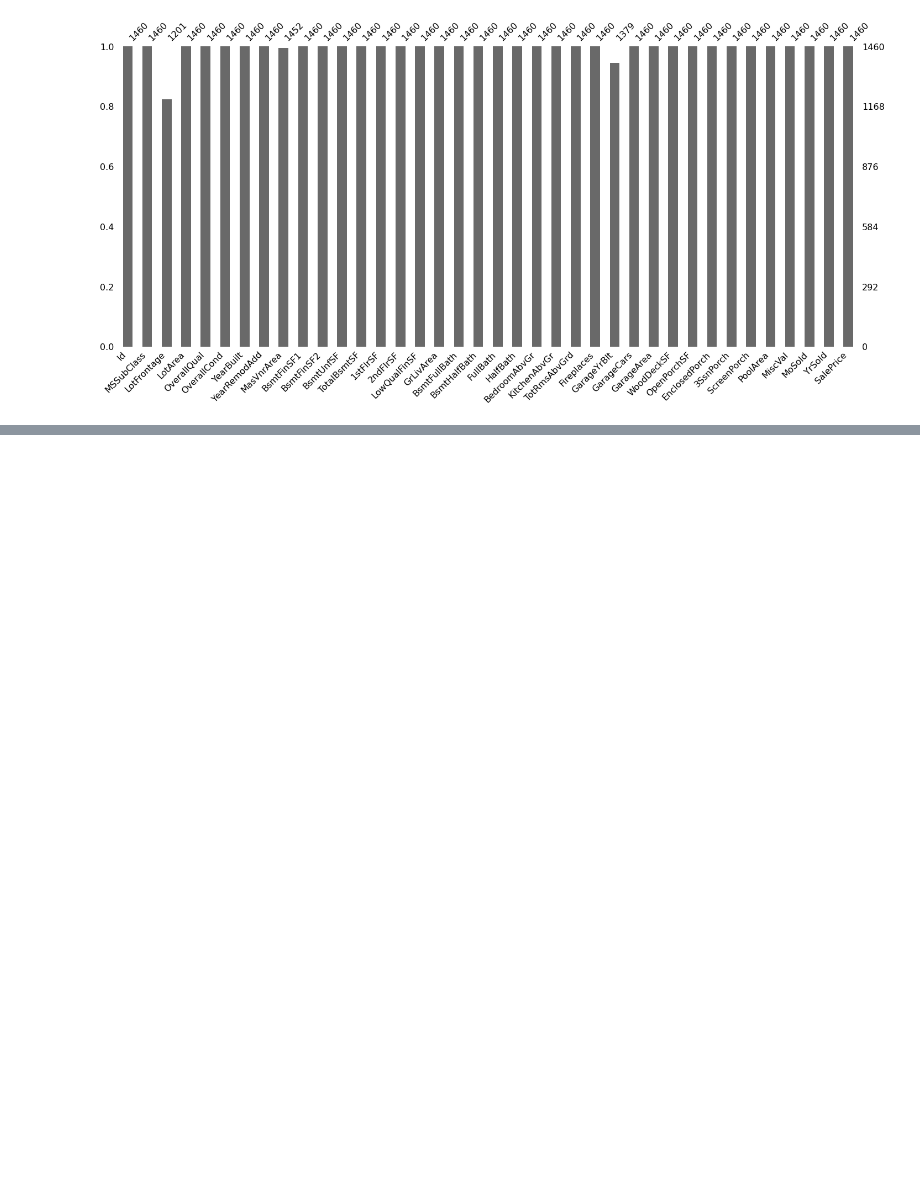
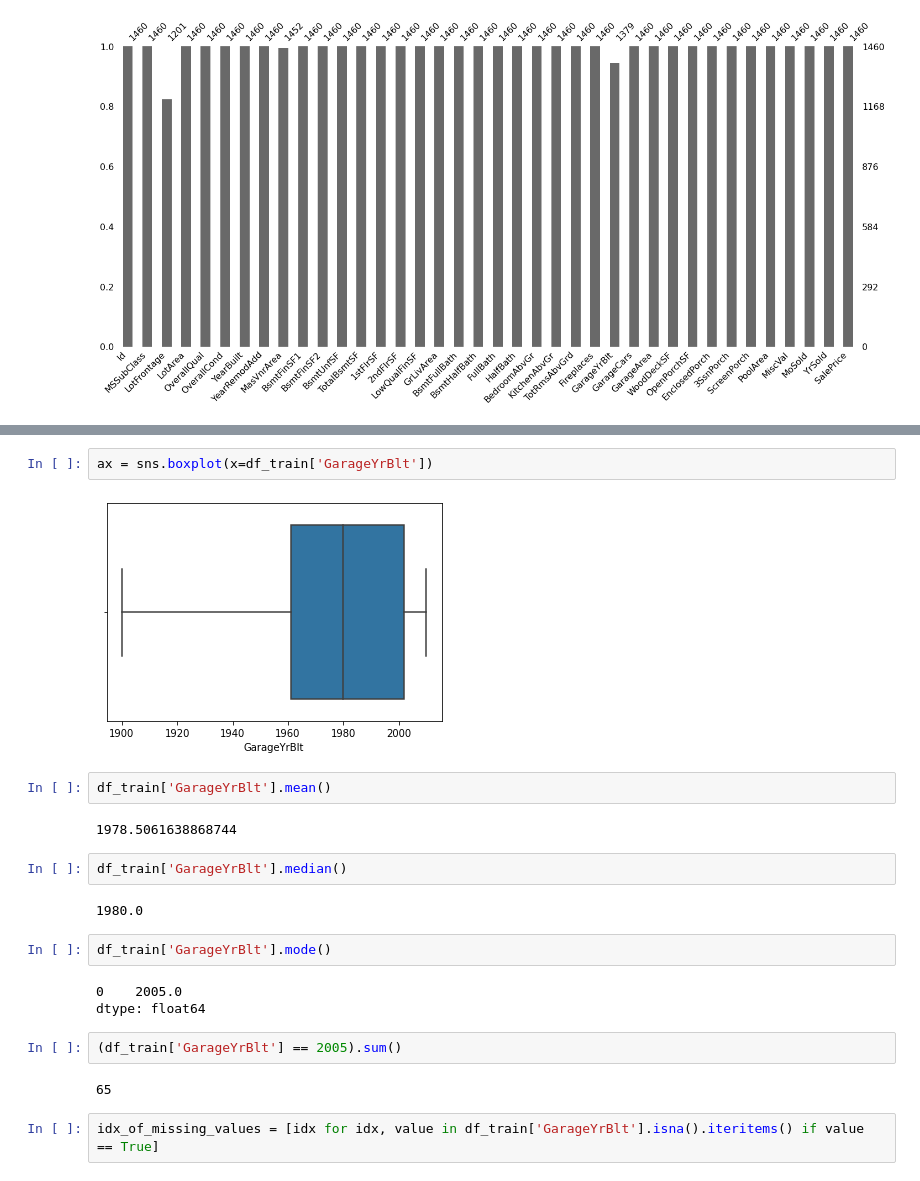
Before and after one commit to masaguaro/Data-Mining, a Jupyter notebook: house_price/rodo_proposal.ipynb, the cells around one changed output, grey strips where cells are left out. Saved outputs shown, nothing was run; the diff lists cells and outputs as text; blank space fills up the shorter version.

```diff
--- a/house_price/rodo_proposal.ipynb
+++ b/house_price/rodo_proposal.ipynb
@@ -1060,0 +1195,23 @@ msno.bar(df_train_copy[numeric_feature_tmp])
+# %%
+ax = sns.boxplot(x=df_train['GarageYrBlt'])
+# %% [output]
+[figure, added]
+# %%
+df_train['GarageYrBlt'].mean()
+# %% [output]
+1978.5061638868744
+# %%
+df_train['GarageYrBlt'].median()
+# %% [output]
+1980.0
+# %%
+df_train['GarageYrBlt'].mode()
+# %% [output]
+0    2005.0
+dtype: float64
+# %%
+(df_train['GarageYrBlt'] == 2005).sum()
+# %% [output]
+65
+# %%
+idx_of_missing_values = [idx for idx, value in df_train['GarageYrBlt'].isna().iteritems() if value == True]
```
Also changed, not shown: parts of 37 cells of this notebook.
